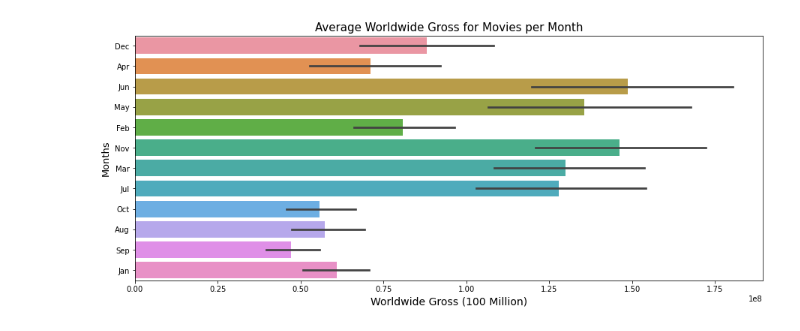
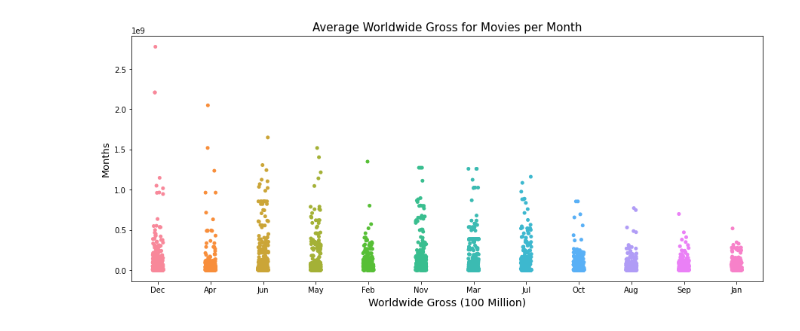
Before and after one commit to krvosen/microsoft_movie_analysis, a Jupyter notebook: SQL_GenreVSGross.ipynb, the cells around one changed output. Cells and saved outputs as stored; diff of their text form; code cells hidden in the pictures.

Commit message:
Adding new graphs

```diff
--- a/SQL_GenreVSGross.ipynb
+++ b/SQL_GenreVSGross.ipynb
@@ -32,7 +32,7 @@ Database created successfully!
 To connect to the database: open a connection using the path "data\movies.db"
 # %%
 conn = sqlite3.connect('data\movies.db')
-movie_title = pd.read_sql ('''SELECT original_title, release_date, genres , worldwide_gross
+movie_title = pd.read_sql ('''SELECT original_title, release_date, genres , worldwide_gross, production_budget
                               FROM imdb_title_basics
                               JOIN tn_movie_budgets
                               ON primary_title=movie
@@ -58,7 +58,14 @@ movie_title
+# %%
+movie_title['worldwide_gross'] = movie_title['worldwide_gross'].str.replace('$', '').str.replace(',','')
+movie_title['worldwide_gross'] = movie_title['worldwide_gross'].astype(float)
+movie_title['production_budget'] = movie_title['production_budget'].str.replace('$', '').str.replace(',','')
+movie_title['production_budget'] = movie_title['production_budget'].astype(float)
 # %%
 movie_title['list_genres'] = movie_title['genres'].map(lambda x: str(x).split(','))
 
 movie_title['month'] = movie_title['release_date'].map(lambda x: x[:3])
 
+movie_title['ROI'] = movie_title['worldwide_gross']/movie_title['production_budget']
+
 movie_title.head(2)
 # %% [output]
@@ -167,9 +176,10 @@ ax.set_title('Average Worldwide Gross for Movies in a Genre', fontsize=15);
 movie_title = movie_title.sort_values('worldwide_gross', ascending=False)
 # %%
 fig, ax = plt.subplots(figsize=(15,6))
-sns.barplot(data=movie_title, x= 'worldwide_gross', y='month')
+
+sns.stripplot(data=movie_title, x= 'month', y='worldwide_gross')
 ax.set_ylabel('Months', fontsize=13)
 ax.set_xlabel('Worldwide Gross (100 Million)', fontsize=14)
 ax.set_title('Average Worldwide Gross for Movies per Month', fontsize=15);
 # %% [output]
-[figure, old version]
+[figure, new version]
```
Also changed, not shown: parts of 11 cells of this notebook.
